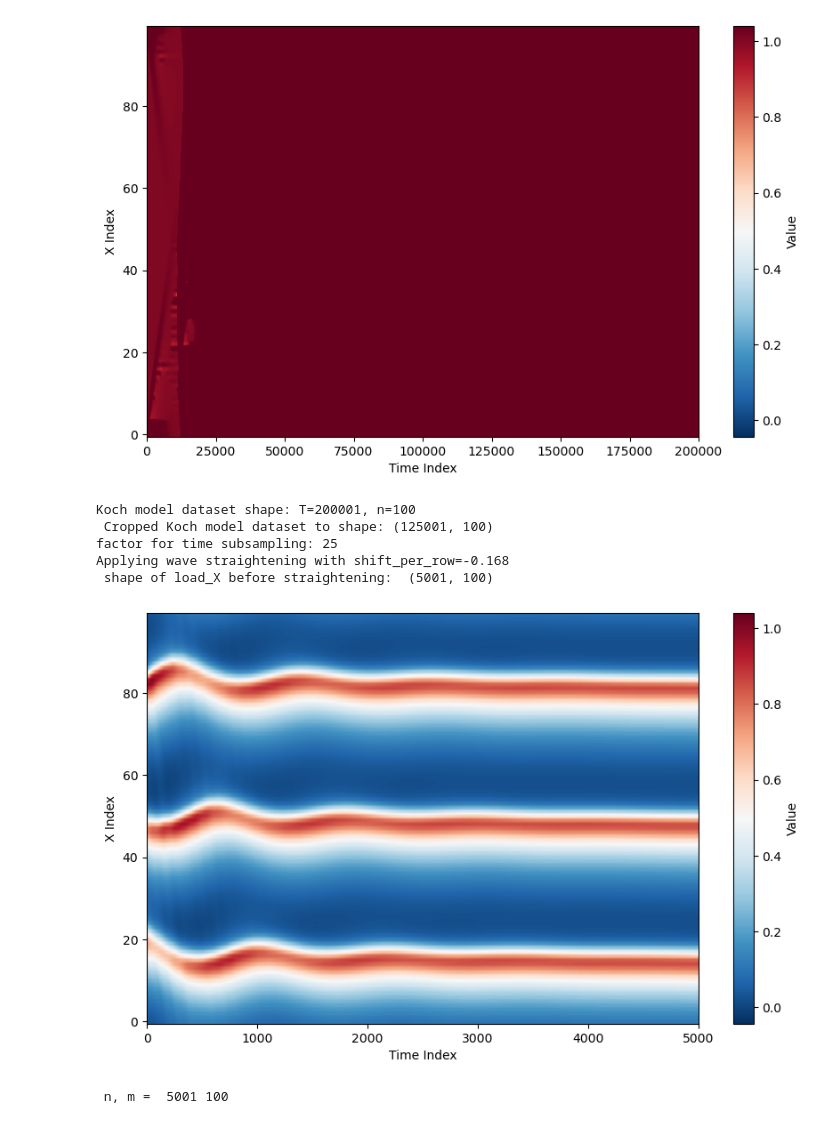
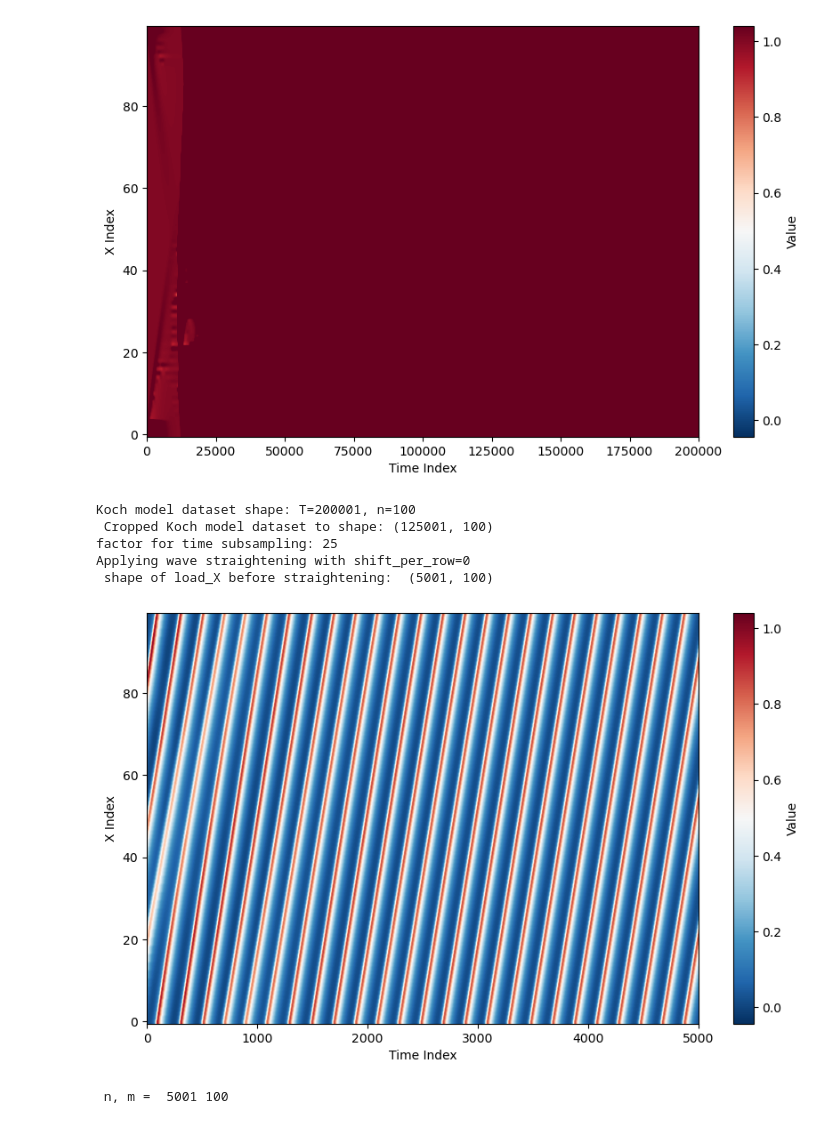
Before and after one commit to kro0l1k/RDE-DA-SHRED, a Jupyter notebook: sindy_shred_on_Koch.ipynb, the cells around one changed output. Drawn from its saved outputs; the diff is of its cells as text; code cells hidden in the pictures.

```diff
--- a/sindy_shred_on_Koch.ipynb
+++ b/sindy_shred_on_Koch.ipynb
@@ -93,35 +93,35 @@ def preprocessing_Koch_model(dataset, T_final):
         print(f" Cropped Koch model dataset to shape: {dataset_cropped.shape}")
     else:
         dataset_cropped = dataset
         print(" No cropping needed for Koch model dataset.")
 
     T, n = dataset_cropped.shape
     if T > T_final:
         # we have to subsample in time
         factor = T // T_final
         print(f"factor for time subsampling: {factor}")
         dataset_cropped = dataset_cropped[::factor, :]
 
     # cancel out the rotation
-    SHIFT_PER_ROW =  -0.168  # pixels per timestep - adjust as needed
+    SHIFT_PER_ROW =  0 #-0.168  # pixels per timestep - adjust as needed
     print(f"Applying wave straightening with shift_per_row={SHIFT_PER_ROW}")
     print(" shape of load_X before straightening: ", dataset_cropped.shape)
     Koch_model_straightened = straighten_data(
         dataset_cropped, shift_per_row=SHIFT_PER_ROW
     )
 
     Koch_model_straightened_minmax = (Koch_model_straightened - np.min(Koch_model_straightened)) / (np.max(Koch_model_straightened) - np.min(Koch_model_straightened))
     return Koch_model_straightened_minmax
 
 T_final = 5_000  # desired number of time steps
 data_koch_model_processed = preprocessing_Koch_model(data, T_final)
 plot_1d_dataset_as_heatmap(data_koch_model_processed, title = "Koch's model dataset - processed")
 # %% [output]
 Koch model dataset shape: T=200001, n=100
  Cropped Koch model dataset to shape: (125001, 100)
 factor for time subsampling: 25
-Applying wave straightening with shift_per_row=-0.168
+Applying wave straightening with shift_per_row=0
  shape of load_X before straightening:  (5001, 100)
-[figure, old version]
+[figure, new version]
 # %%
 n, m = data_koch_model_processed.shape
```
Also changed, not shown: parts of 10 cells of this notebook, 1 other file.
